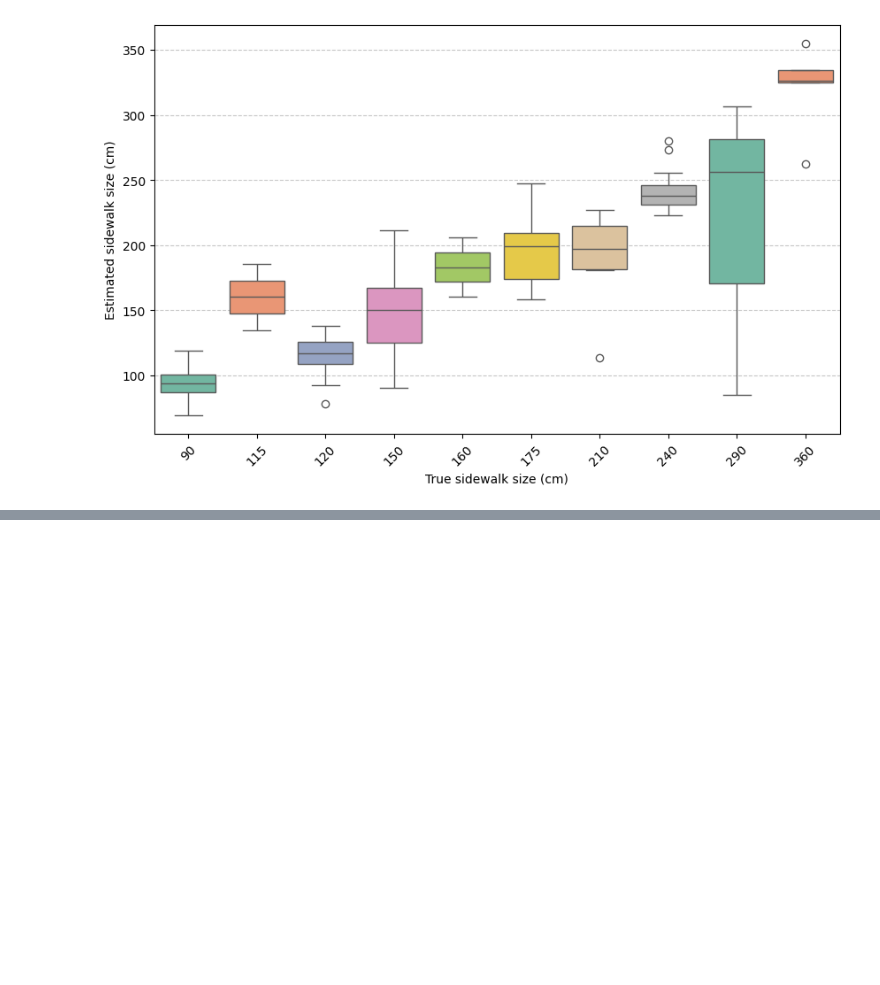
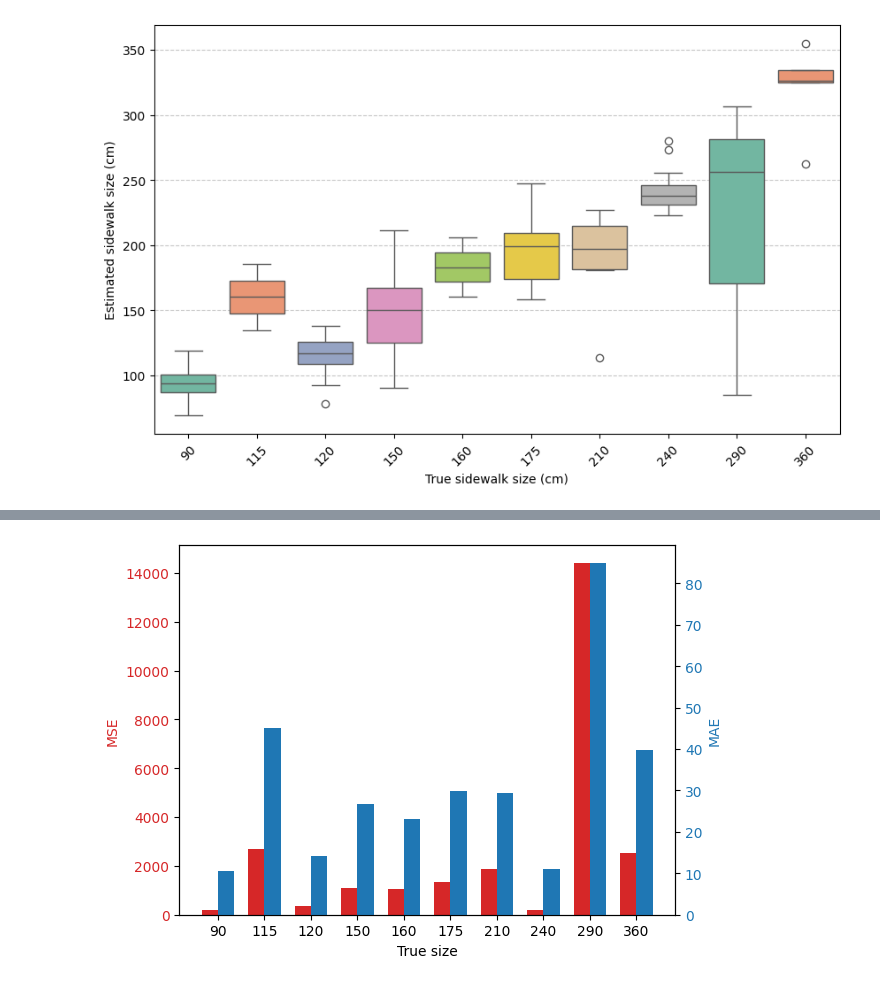
Before and after one commit to kevisam/Thesis, a Jupyter notebook: ThesisCode/DepthSensing/metric_depth/Results/Results.ipynb, the cells around one changed output, grey strips where cells are left out. Drawn from its saved outputs; the diff is of its cells as text; code cells hidden in the pictures; blank space fills up the shorter version.

```diff
--- a/ThesisCode/DepthSensing/metric_depth/Results/Results.ipynb
+++ b/ThesisCode/DepthSensing/metric_depth/Results/Results.ipynb
@@ -176,0 +244,17 @@ Passing `palette` without assigning `hue` is deprecated and will be removed in v
+# %%
+# Assuming df is your DataFrame containing 'true_size' and 'recalculated_sizes' columns
+
+# Group by 'true_size'
+grouped = df.groupby('true_size')
+
+# Calculate MSE for each group
+mse_per_group = grouped.apply(lambda x: np.mean((x['true_size'] - x['recalculated_sizes']) ** 2))
+
+# Calculate MAE for each group
+mae_per_group = grouped.apply(lambda x: np.mean(np.abs(x['true_size'] - x['recalculated_sizes'])))
+
+print("Mean Squared Error (MSE) per unique true_size:")
+print(mse_per_group)
+
+print("\nMean Absolute Error (MAE) per unique true_size:")
+print(mae_per_group)
@@ -176,0 +279,40 @@ Passing `palette` without assigning `hue` is deprecated and will be removed in v
+# %%
+import numpy as np
+import matplotlib.pyplot as plt
+
+# X values
+true_sizes = sorted(df['true_size'].unique())  # Sort the unique sizes
+
+# Create figure and axis objects
+fig, ax1 = plt.subplots()
+
+# Define positions for each group on the x-axis
+positions = np.arange(len(true_sizes))
+
+# Define the width of each bar
+bar_width = 0.35  # You can adjust this value as needed
+
+# Plot MSE
+color = 'tab:red'
+ax1.set_xlabel('True size')
+ax1.set_ylabel('MSE', color=color)
+ax1.bar(positions - bar_width/2, mse_per_group,bar_width, color=color)
+ax1.tick_params(axis='y', labelcolor=color)
+
+# Create a twin Axes sharing the x-axis
+ax2 = ax1.twinx()
+
+# Plot MAE
+color = 'tab:blue'
+ax2.set_ylabel('MAE', color=color,)
+ax2.bar(positions + bar_width/2, mae_per_group,bar_width, color=color)
+ax2.tick_params(axis='y', labelcolor=color)
+
+# Set x-axis ticks and labels
+
+plt.xticks(positions, true_sizes)
+
+# Show plot
+plt.show()
+# %% [output]
+[figure, added]
```
Also changed, not shown: parts of 3 cells of this notebook.
